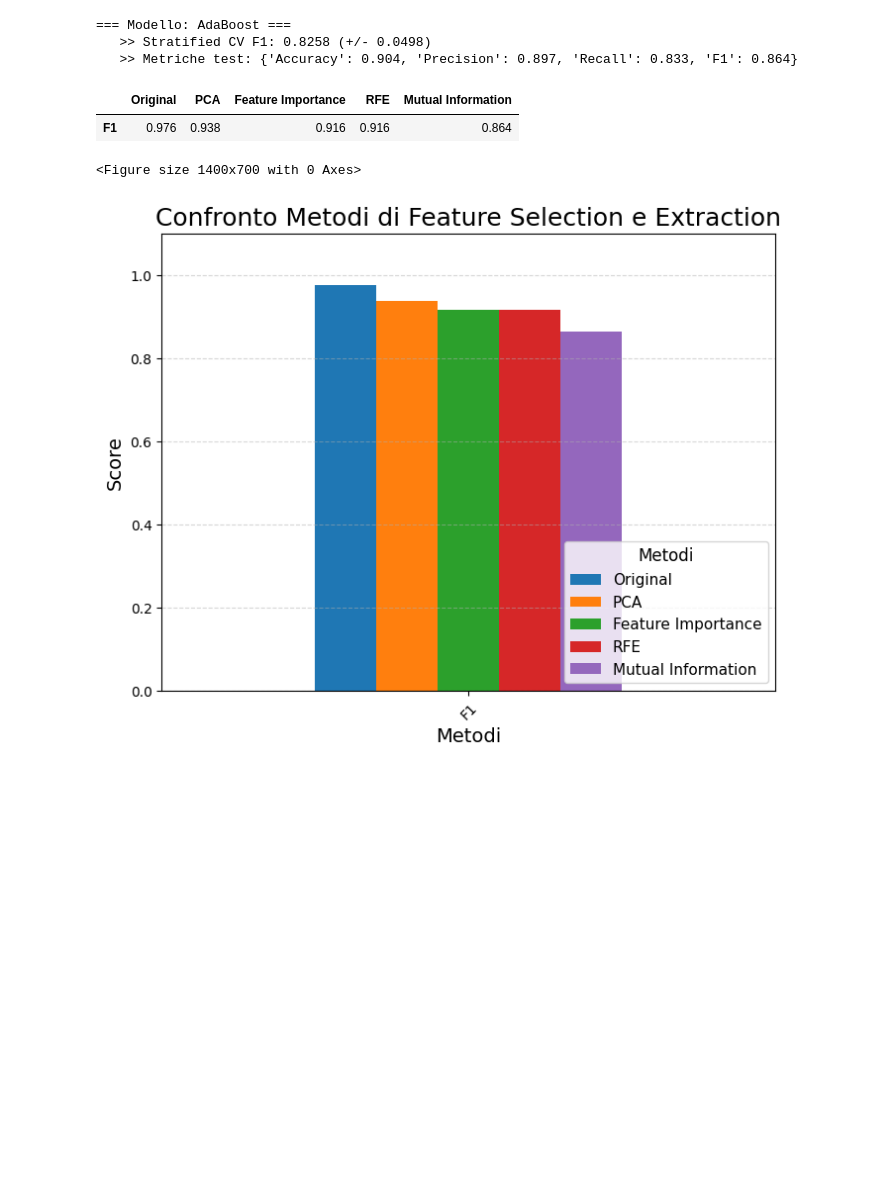
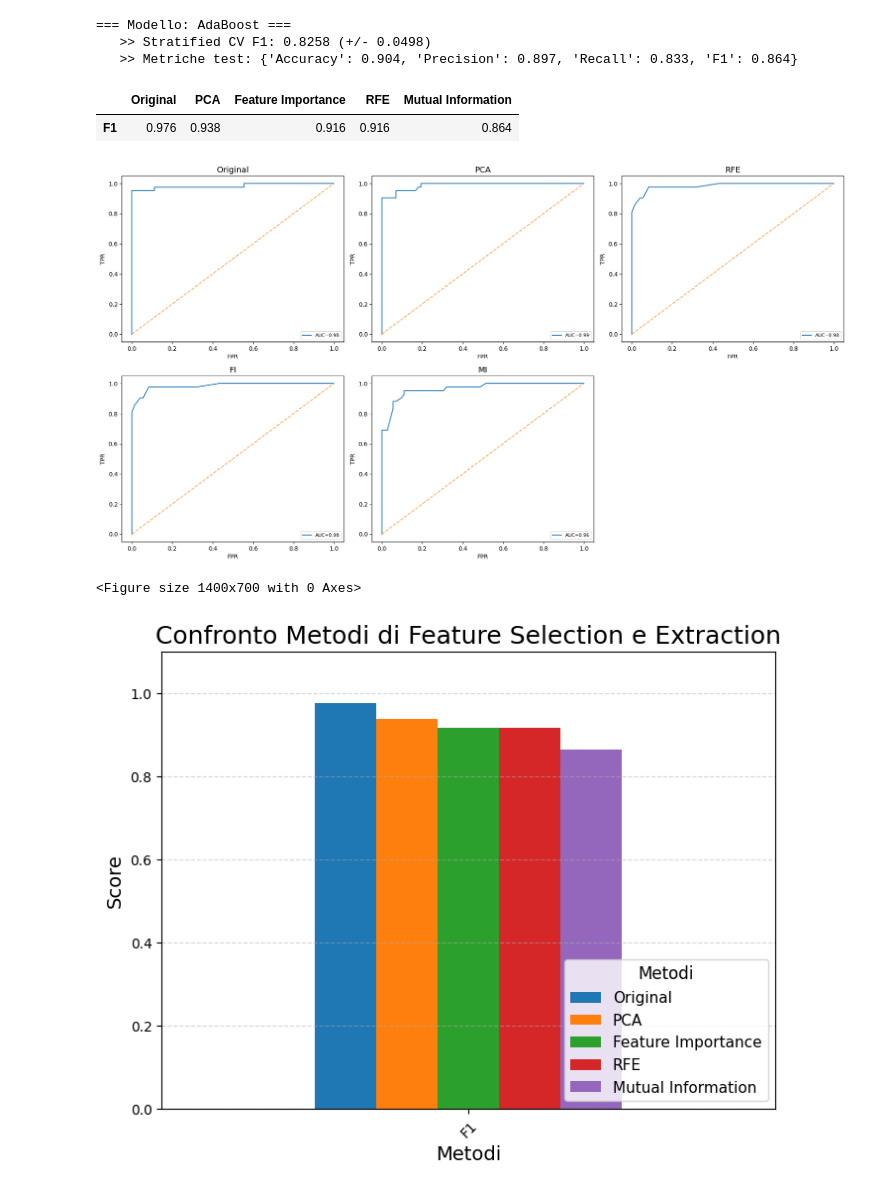
Before and after one commit to Pandanna/Data-Mining-Project, a Jupyter notebook: Cancer_dataset.ipynb, the cells around one changed output. Drawn from its saved outputs; the diff is of its cells as text; code cells hidden in the pictures; blank space fills up the shorter version.

Commit message:
roc curve for the models

```diff
--- a/Cancer_dataset.ipynb
+++ b/Cancer_dataset.ipynb
@@ -810,6 +810,51 @@ df_compare
 # %% [output]
 |  | Original | PCA | Feature Importance | RFE | Mutual Information |
 | F1 | 0.976 | 0.938 | 0.916 | 0.916 | 0.864 |
+# %%
+# DEFINIZIONE DEI METODI 2D
+methods_2d = {
+    "Original": (X_train_scaled, X_test_scaled),
+    "PCA":      (X_train_pca,   X_test_pca),
+    "RFE":      (X_train_rfe,   X_test_rfe),
+    "FI":       (X_train_fi,    X_test_fi),
+    "MI":       (X_train_mi,    X_test_mi),
+}
+
+fig, axes = plt.subplots(3, 3, figsize=(18, 14))
+axes = axes.flatten()
+
+for i, (method_name, (Xtr, Xte)) in enumerate(methods_2d.items()):
+
+    ax = axes[i]
+    ax.set_title(method_name, fontsize=14)
+
+    for name, base_model in models.items():
+        model = clone(base_model)
+        model.fit(Xtr, y_train)
+
+        if hasattr(model, "predict_proba"):
+            y_score = model.predict_proba(Xte)[:, 1]
+        else:
+            y_score = model.decision_function(Xte)
+
+        fpr, tpr, _ = roc_curve(y_test, y_score, pos_label=TARGET_LABEL)
+        auc = roc_auc_score(y_test, y_score)
+
+        ax.plot(fpr, tpr, label=f"AUC={auc:.2f}")
+
+    ax.plot([0, 1], [0, 1], linestyle="--", alpha=0.7)
+    ax.set_xlabel("FPR")
+    ax.set_ylabel("TPR")
+    ax.legend(loc="lower right", fontsize=8)
+
+# Nascondi subplot vuoti se hai meno di 9 metodi
+for j in range(len(methods_2d), len(axes)):
+    axes[j].set_visible(False)
+
+plt.tight_layout()
+plt.show()
+# %% [output]
+[figure, added]
 # %%
 plt.figure(figsize=(14, 7))
 df_compare.plot(kind='bar', rot=45, figsize=(8,6))
```
